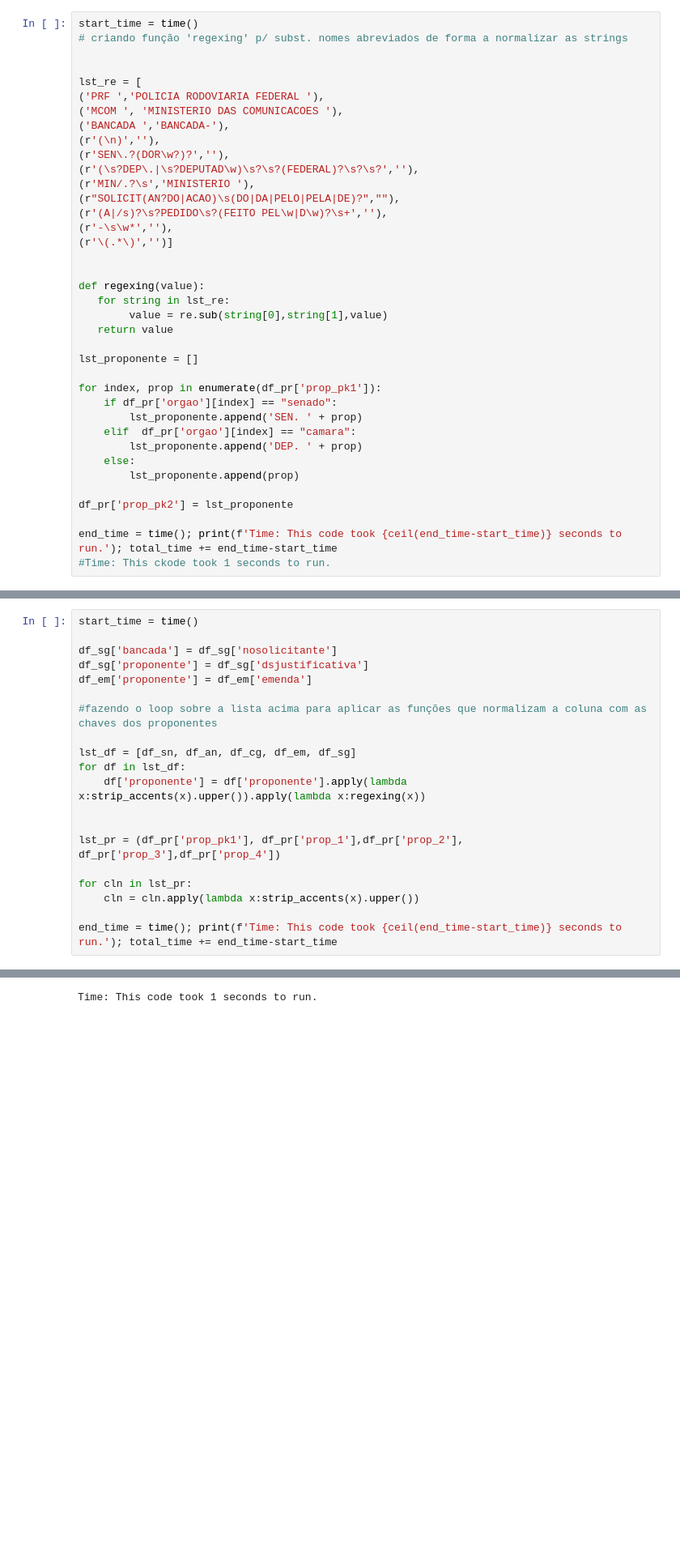
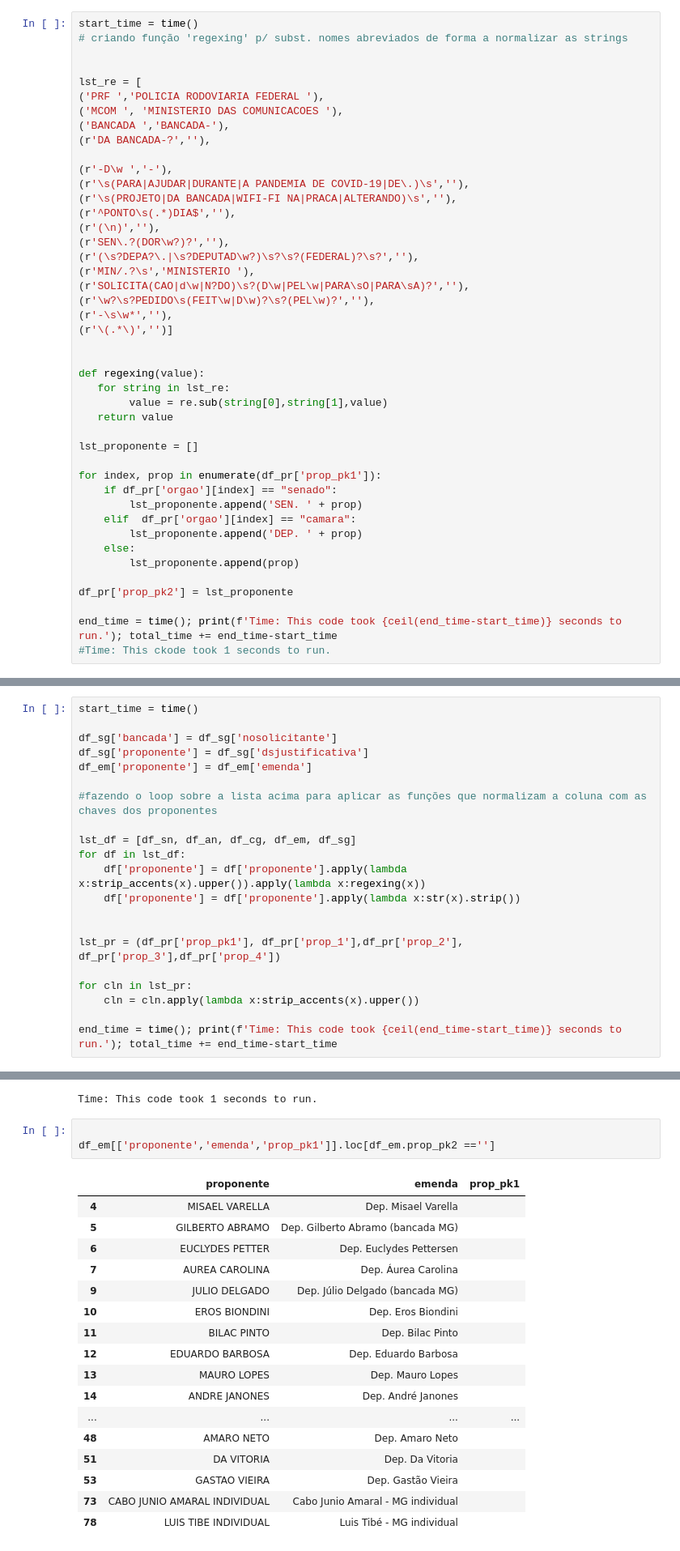
Before and after one commit to robertomdiniz5/Projeto-Controle-Financeiro-GESAC, a Jupyter notebook: controle_financeiro_gesac.ipynb, the cells around one changed output, grey strips where cells are left out. Shown at 81% size. Drawn from its saved outputs; the diff is of its cells as text; blank space fills up the shorter version.

Commit message:
starting to finding more primary keys for the proponentes

```diff
--- a/controle_financeiro_gesac.ipynb
+++ b/controle_financeiro_gesac.ipynb
@@ -150,12 +150,18 @@ lst_re = [
 ('PRF ','POLICIA RODOVIARIA FEDERAL '),
 ('MCOM ', 'MINISTERIO DAS COMUNICACOES '),
 ('BANCADA ','BANCADA-'),
+(r'DA BANCADA-?',''),
+
+(r'-D\w ','-'),
+(r'\s(PARA|AJUDAR|DURANTE|A PANDEMIA DE COVID-19|DE\.)\s',''),
+(r'\s(PROJETO|DA BANCADA|WIFI-FI NA|PRACA|ALTERANDO)\s',''),
+(r'^PONTO\s(.*)DIA$',''),
 (r'(\n)',''),
 (r'SEN\.?(DOR\w?)?',''),
-(r'(\s?DEP\.|\s?DEPUTAD\w)\s?\s?(FEDERAL)?\s?\s?',''),
+(r'(\s?DEPA?\.|\s?DEPUTAD\w?)\s?\s?(FEDERAL)?\s?',''),
 (r'MIN/.?\s','MINISTERIO '),
-(r"SOLICIT(AN?DO|ACAO)\s(DO|DA|PELO|PELA|DE)?",""),
-(r'(A|/s)?\s?PEDIDO\s?(FEITO PEL\w|D\w)?\s+',''),
+(r'SOLICITA(CAO|d\w|N?DO)\s?(D\w|PEL\w|PARA\sO|PARA\sA)?',''),
+(r'\w?\s?PEDIDO\s(FEIT\w|D\w)?\s?(PEL\w)?',''),
 (r'-\s\w*',''),
 (r'\(.*\)','')]
 
@@ -236,6 +242,7 @@ df_em['proponente'] = df_em['emenda']
 lst_df = [df_sn, df_an, df_cg, df_em, df_sg]
 for df in lst_df:
     df['proponente'] = df['proponente'].apply(lambda x:strip_accents(x).upper()).apply(lambda x:regexing(x))
+    df['proponente'] = df['proponente'].apply(lambda x:str(x).strip())
 
 
 lst_pr = (df_pr['prop_pk1'], df_pr['prop_1'],df_pr['prop_2'], df_pr['prop_3'],df_pr['prop_4'])
@@ -337,3 +300,24 @@ df_an.fillna(0,inplace=True)
 end_time = time(); print(f'Time: This code took {ceil(end_time-start_time)} seconds to run.'); total_time += end_time-start_time
 # %% [output]
 Time: This code took 1 seconds to run.
+# %%
+
+df_em[['proponente','emenda','prop_pk1']].loc[df_em.prop_pk2 =='']
+# %% [output]
+|  | proponente | emenda | prop_pk1 |
+| 4 | MISAEL VARELLA | Dep. Misael Varella |  |
+| 5 | GILBERTO ABRAMO | Dep. Gilberto Abramo (bancada MG) |  |
+| 6 | EUCLYDES PETTER | Dep. Euclydes Pettersen |  |
+| 7 | AUREA CAROLINA | Dep. Áurea Carolina |  |
+| 9 | JULIO DELGADO | Dep. Júlio Delgado (bancada MG) |  |
+| 10 | EROS BIONDINI | Dep. Eros Biondini |  |
+| 11 | BILAC PINTO | Dep. Bilac Pinto |  |
+| 12 | EDUARDO BARBOSA | Dep. Eduardo Barbosa |  |
+| 13 | MAURO LOPES | Dep. Mauro Lopes |  |
+| 14 | ANDRE JANONES | Dep. André Janones |  |
+| ... | ... | ... | ... |
+| 48 | AMARO NETO | Dep. Amaro Neto |  |
+| 51 | DA VITORIA | Dep. Da Vitoria |  |
+| 53 | GASTAO VIEIRA | Dep. Gastão Vieira |  |
+| 73 | CABO JUNIO AMARAL INDIVIDUAL | Cabo Junio Amaral - MG individual |  |
+| 78 | LUIS TIBE INDIVIDUAL | Luis Tibé - MG individual |  |
```
Also changed, not shown: parts of 10 cells of this notebook, 23 other files.
